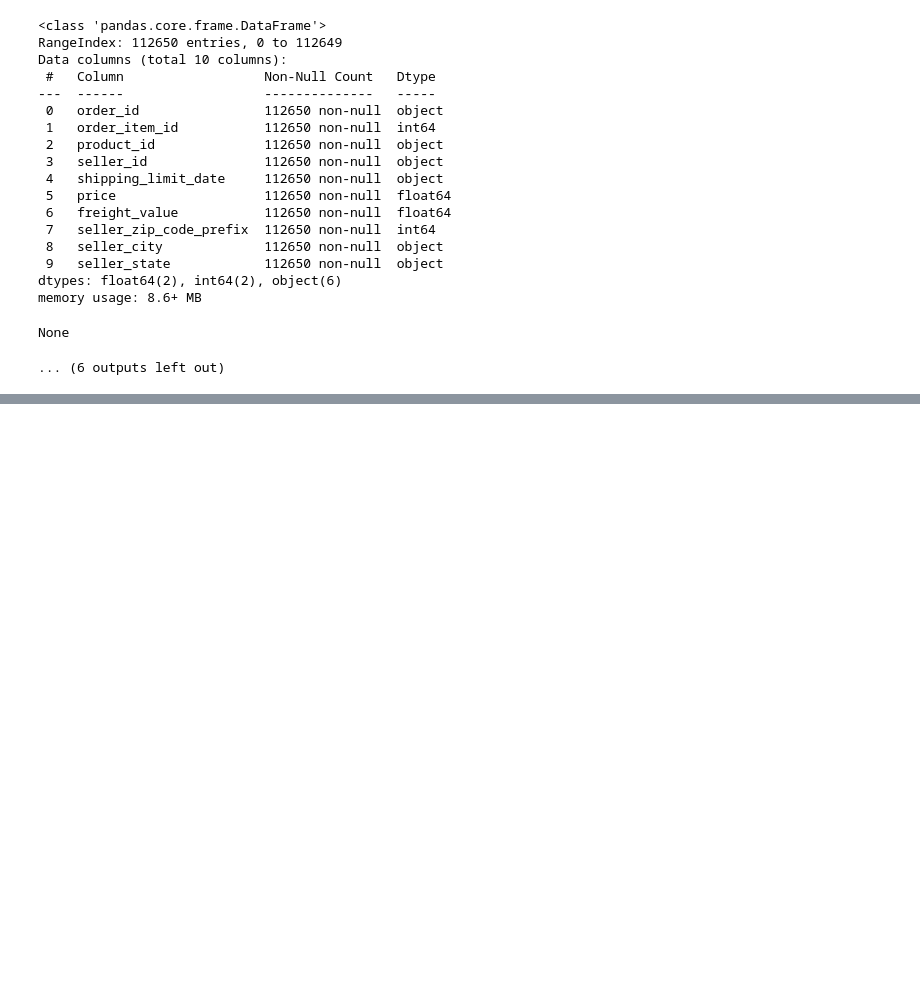
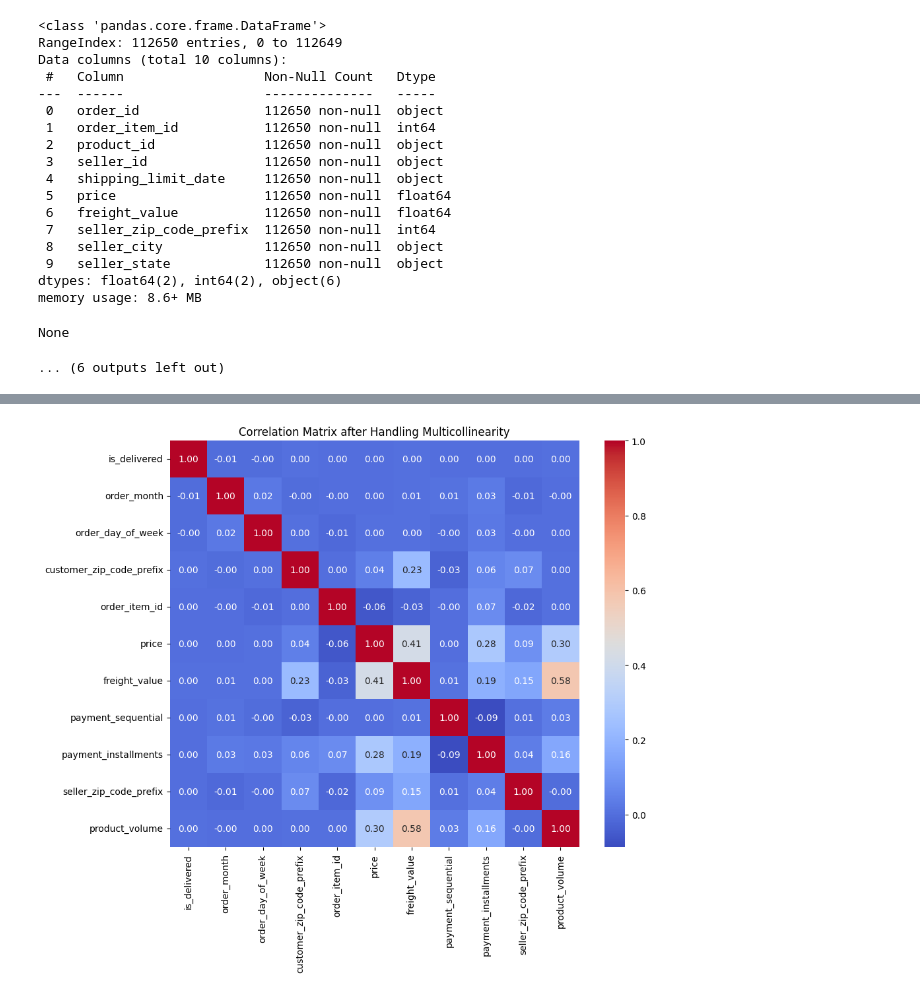
Before and after one commit to Mohit-Singh-261097/Customer-Segmentation-Analysis-Brazillian_E-commercence_Dataset-, a Jupyter notebook: notebooks/Customer_Segmentation.ipynb, the cells around one changed output, grey strips where cells are left out. Cells and saved outputs as stored; diff of their text form; code cells hidden in the pictures; blank space fills up the shorter version.

```diff
--- a/notebooks/Customer_Segmentation.ipynb
+++ b/notebooks/Customer_Segmentation.ipynb
@@ -1248,0 +1319,25 @@ products_combined_df.to_csv(f"{base_path}products_combined.csv", index=False)
+# %%
+# Drop the highly correlated feature 'payment_value' as it has high correlation with 'price'
+full_orders_df =full_orders_df.drop('payment_value', axis=1)
+
+# Drop 'product_weight_g' as it may potentially cause multicolinearlity
+full_orders_df = full_orders_df.drop('product_weight_g', axis = 1)
+
+# Create a new feature 'product_volume' by combining 'product_length_cm', 'product_width_cm', and 'product_height_cm'
+full_orders_df['product_volume'] = full_orders_df['product_length_cm'] * full_orders_df['product_width_cm'] * full_orders_df['product_height_cm']
+
+# Drop the individual dimension columns after combining, as they are now represented by 'product_volume'
+full_orders_df = full_orders_df.drop(['product_length_cm', 'product_width_cm', 'product_height_cm'], axis=1)
+
+
+numeric_features = full_orders_df.select_dtypes(include=['int64','float64'])
+
+# Check the new correlation matrix to confirm multicollinearity reduction
+plt.figure(figsize=(10, 8))
+
+sns.heatmap(numeric_features.corr(), annot=True, cmap='coolwarm', fmt='.2f')
+plt.title('Correlation Matrix after Handling Multicollinearity')
+save_image("Correlation_Matrix_After_Handling_Multicollinearity")
+plt.show()
+# %% [output]
+[figure, added]
```
Also changed, not shown: parts of 27 cells of this notebook, 10 other files.
